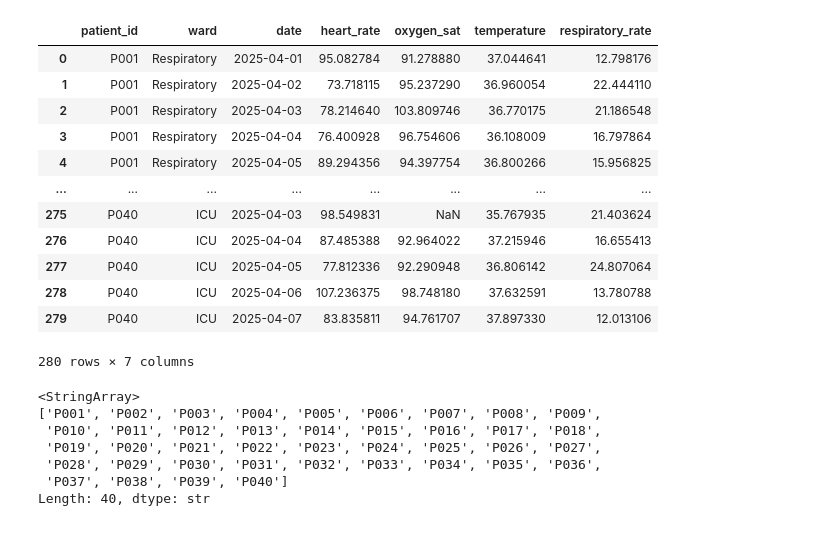
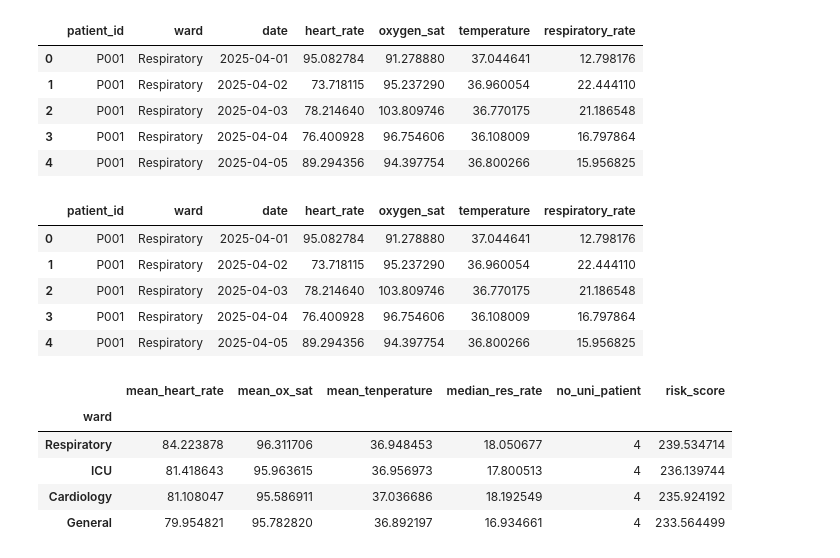
Before and after one commit to PaulamiGhosh/daily_python_practice, a Jupyter notebook: python_project/daily_python_projects/day3_clinical_data.ipynb, the cells around one changed output. Drawn from its saved outputs; the diff is of its cells as text; code cells hidden in the pictures.

Commit message:
patient dataset task1 and 2 completed

```diff
--- a/python_project/daily_python_projects/day3_clinical_data.ipynb
+++ b/python_project/daily_python_projects/day3_clinical_data.ipynb
@@ -20,41 +20,34 @@ for patient in patients:
             "ward": ward,
             "date": date,
             "heart_rate": np.random.normal(82, 15),
             "oxygen_sat": np.random.normal(96, 3),
             "temperature": np.random.normal(37.0, 0.6),
             "respiratory_rate": np.random.normal(18, 4)
         })
 
 patients_df = pd.DataFrame(rows)
 
 # Add some missing measurements
 for column, n in [
     ("heart_rate", 15),
     ("oxygen_sat", 12),
     ("temperature", 10)
 ]:
     idx = np.random.choice(
         patients_df.index,
         size=n,
         replace=False
     )
     patients_df.loc[idx, column] = np.nan
 
-patients_df
+patients_df.head()
 # %% [output]
 |  | patient_id | ward | date | heart_rate | oxygen_sat | temperature | respiratory_rate |
 | 0 | P001 | Respiratory | 2025-04-01 | 95.082784 | 91.278880 | 37.044641 | 12.798176 |
 | 1 | P001 | Respiratory | 2025-04-02 | 73.718115 | 95.237290 | 36.960054 | 22.444110 |
 | 2 | P001 | Respiratory | 2025-04-03 | 78.214640 | 103.809746 | 36.770175 | 21.186548 |
 | 3 | P001 | Respiratory | 2025-04-04 | 76.400928 | 96.754606 | 36.108009 | 16.797864 |
 | 4 | P001 | Respiratory | 2025-04-05 | 89.294356 | 94.397754 | 36.800266 | 15.956825 |
-| ... | ... | ... | ... | ... | ... | ... | ... |
-| 275 | P040 | ICU | 2025-04-03 | 98.549831 | NaN | 35.767935 | 21.403624 |
-| 276 | P040 | ICU | 2025-04-04 | 87.485388 | 92.964022 | 37.215946 | 16.655413 |
-| 277 | P040 | ICU | 2025-04-05 | 77.812336 | 92.290948 | 36.806142 | 24.807064 |
-| 278 | P040 | ICU | 2025-04-06 | 107.236375 | 98.748180 | 37.632591 | 13.780788 |
-| 279 | P040 | ICU | 2025-04-07 | 83.835811 | 94.761707 | 37.897330 | 12.013106 |
-280 rows × 7 columns
 # %%
 #replace null values with column mean for each
 patients_df.fillna(value={
@@ -62,14 +55,29 @@ patients_df.fillna(value={
     'oxygen_sat': patients_df['oxygen_sat'].mean(),
     'temperature': patients_df['temperature'].mean()
 },inplace=True
-)
+).head()
+# %% [output]
+|  | patient_id | ward | date | heart_rate | oxygen_sat | temperature | respiratory_rate |
+| 0 | P001 | Respiratory | 2025-04-01 | 95.082784 | 91.278880 | 37.044641 | 12.798176 |
+| 1 | P001 | Respiratory | 2025-04-02 | 73.718115 | 95.237290 | 36.960054 | 22.444110 |
+| 2 | P001 | Respiratory | 2025-04-03 | 78.214640 | 103.809746 | 36.770175 | 21.186548 |
+| 3 | P001 | Respiratory | 2025-04-04 | 76.400928 | 96.754606 | 36.108009 | 16.797864 |
+| 4 | P001 | Respiratory | 2025-04-05 | 89.294356 | 94.397754 | 36.800266 | 15.956825 |
 # %%
-patients_df['patient_id'].unique()
+# task 1: ward level patient monitoring
+ward_level = patients_df.groupby('ward').agg(
+    mean_heart_rate = ('heart_rate','mean'),
+    mean_ox_sat = ('oxygen_sat','mean'),
+    mean_tenperature = ('temperature','mean'),
+    median_res_rate = ('respiratory_rate','median')
+)
+ward_level['no_uni_patient'] = patients_df.groupby('ward')['patient_id'].unique().count()
+ward_level['risk_score'] = ward_level.to_numpy().sum(axis=1)
+ward_level.sort_values(by=['mean_heart_rate','mean_ox_sat','mean_tenperature'],ascending=[False,True,False])
 # %% [output]
-<StringArray>
-['P001', 'P002', 'P003', 'P004', 'P005', 'P006', 'P007', 'P008', 'P009',
- 'P010', 'P011', 'P012', 'P013', 'P014', 'P015', 'P016', 'P017', 'P018',
- 'P019', 'P020', 'P021', 'P022', 'P023', 'P024', 'P025', 'P026', 'P027',
- 'P028', 'P029', 'P030', 'P031', 'P032', 'P033', 'P034', 'P035', 'P036',
- 'P037', 'P038', 'P039', 'P040']
-Length: 40, dtype: str
+|  | mean_heart_rate | mean_ox_sat | mean_tenperature | median_res_rate | no_uni_patient | risk_score |
+| ward |  |  |  |  |  |  |
+| Respiratory | 84.223878 | 96.311706 | 36.948453 | 18.050677 | 4 | 239.534714 |
+| ICU | 81.418643 | 95.963615 | 36.956973 | 17.800513 | 4 | 236.139744 |
+| Cardiology | 81.108047 | 95.586911 | 37.036686 | 18.192549 | 4 | 235.924192 |
+| General | 79.954821 | 95.782820 | 36.892197 | 16.934661 | 4 | 233.564499 |
```
Also changed, not shown: parts of 5 cells of this notebook.
